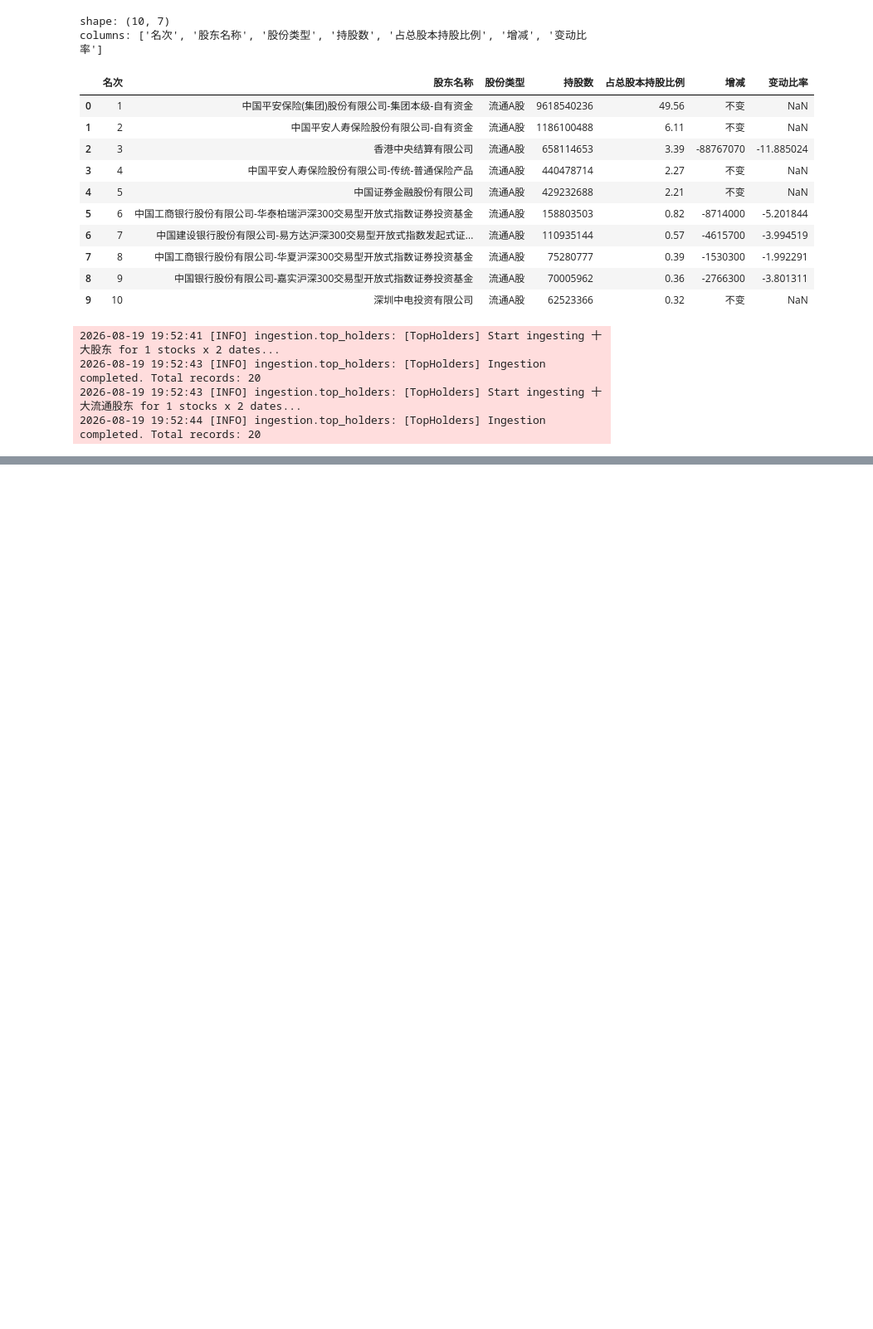
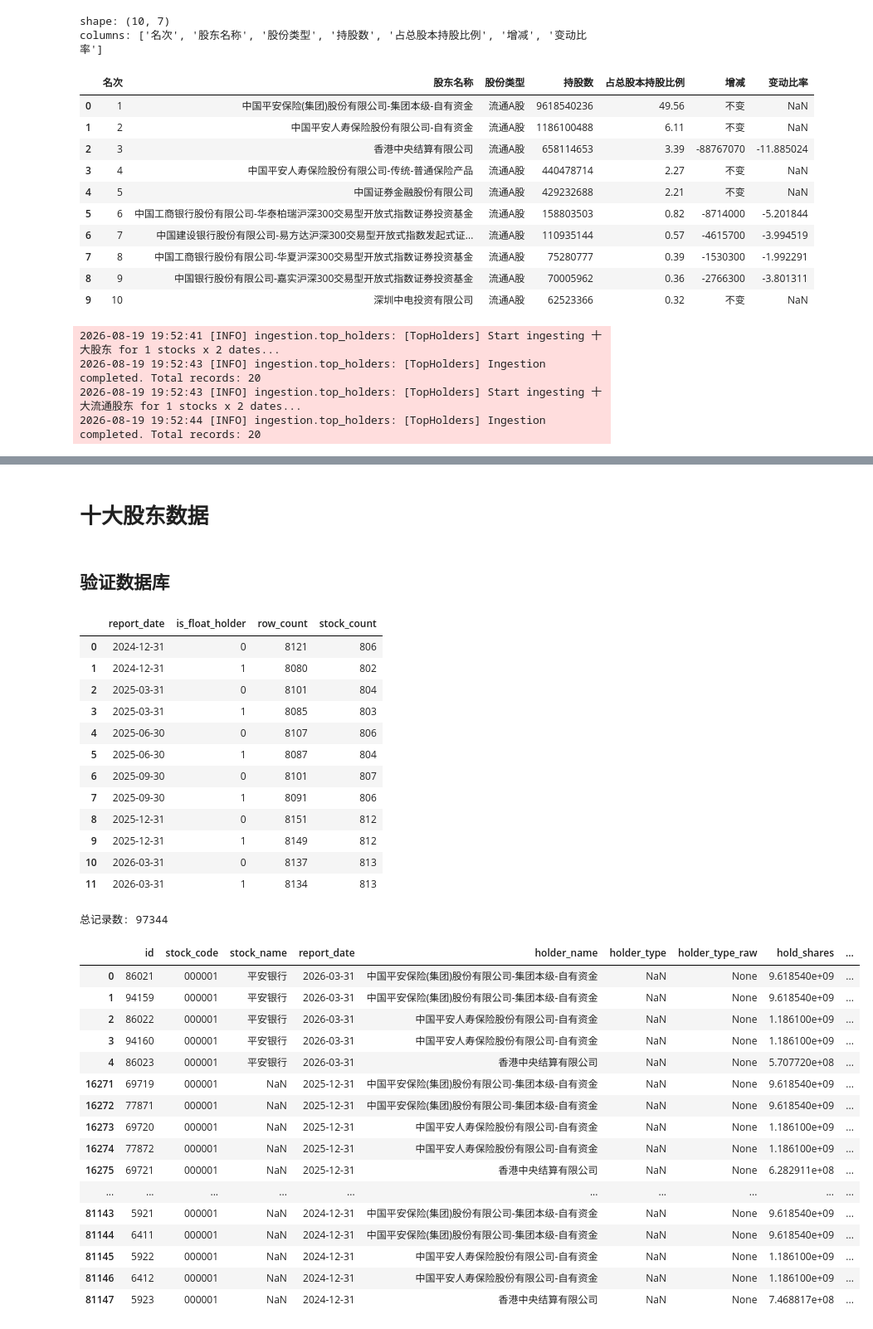
Before and after one commit to tcfh2016/institutional-holding-tracker, a Jupyter notebook: funcs-check.ipynb, the cells around one changed output, grey strips where cells are left out. Shown at 83% size. Saved outputs shown, nothing was run; the diff lists cells and outputs as text; code cells hidden in the pictures; blank space fills up the shorter version.

```diff
--- a/funcs-check.ipynb
+++ b/funcs-check.ipynb
@@ -315,0 +328,68 @@ display(top_holders_50)
+# %% [markdown]
+# 十大股东数据
+# %% [markdown]
+## 验证数据库
+# %%
+# 查看十大股东数据是否已写入数据库
+summary = pd.read_sql_query(
+    """
+    SELECT report_date, is_float_holder, COUNT(*) AS row_count,
+           COUNT(DISTINCT stock_code) AS stock_count
+    FROM top_holders
+    GROUP BY report_date, is_float_holder
+    ORDER BY report_date, is_float_holder
+    """,
+    connection,
+)
+
+display(summary)
+
+print("总记录数:", pd.read_sql_query("SELECT COUNT(*) AS count FROM top_holders", connection).iloc[0, 0])
+
+latest_records = pd.read_sql_query(
+    """
+    SELECT *
+    FROM top_holders
+    ORDER BY report_date DESC, stock_code, rank
+    """,
+    connection,
+)
+
+display(
+    latest_records.groupby("report_date", group_keys=False)
+    .head(5)
+)
+
+#display(pd.read_sql_query("SELECT * FROM top_holders LIMIT 5", connection))
+# %% [output]
+|  | report_date | is_float_holder | row_count | stock_count |
+| 0 | 2024-12-31 | 0 | 8121 | 806 |
+| 1 | 2024-12-31 | 1 | 8080 | 802 |
+| 2 | 2025-03-31 | 0 | 8101 | 804 |
+| 3 | 2025-03-31 | 1 | 8085 | 803 |
+| 4 | 2025-06-30 | 0 | 8107 | 806 |
+| 5 | 2025-06-30 | 1 | 8087 | 804 |
+| 6 | 2025-09-30 | 0 | 8101 | 807 |
+| 7 | 2025-09-30 | 1 | 8091 | 806 |
+| 8 | 2025-12-31 | 0 | 8151 | 812 |
+| 9 | 2025-12-31 | 1 | 8149 | 812 |
+| 10 | 2026-03-31 | 0 | 8137 | 813 |
+| 11 | 2026-03-31 | 1 | 8134 | 813 |
+总记录数: 97344
+|  | id | stock_code | stock_name | report_date | holder_name | holder_type | holder_type_raw | hold_shares | ... |
+| 0 | 86021 | 000001 | 平安银行 | 2026-03-31 | 中国平安保险(集团)股份有限公司-集团本级-自有资金 | NaN | None | 9.618540e+09 | ... |
+| 1 | 94159 | 000001 | 平安银行 | 2026-03-31 | 中国平安保险(集团)股份有限公司-集团本级-自有资金 | NaN | None | 9.618540e+09 | ... |
+| 2 | 86022 | 000001 | 平安银行 | 2026-03-31 | 中国平安人寿保险股份有限公司-自有资金 | NaN | None | 1.186100e+09 | ... |
+| 3 | 94160 | 000001 | 平安银行 | 2026-03-31 | 中国平安人寿保险股份有限公司-自有资金 | NaN | None | 1.186100e+09 | ... |
+| 4 | 86023 | 000001 | 平安银行 | 2026-03-31 | 香港中央结算有限公司 | NaN | None | 5.707720e+08 | ... |
+| 16271 | 69719 | 000001 | NaN | 2025-12-31 | 中国平安保险(集团)股份有限公司-集团本级-自有资金 | NaN | None | 9.618540e+09 | ... |
+| 16272 | 77871 | 000001 | NaN | 2025-12-31 | 中国平安保险(集团)股份有限公司-集团本级-自有资金 | NaN | None | 9.618540e+09 | ... |
+| 16273 | 69720 | 000001 | NaN | 2025-12-31 | 中国平安人寿保险股份有限公司-自有资金 | NaN | None | 1.186100e+09 | ... |
+| 16274 | 77872 | 000001 | NaN | 2025-12-31 | 中国平安人寿保险股份有限公司-自有资金 | NaN | None | 1.186100e+09 | ... |
+| 16275 | 69721 | 000001 | NaN | 2025-12-31 | 香港中央结算有限公司 | NaN | None | 6.282911e+08 | ... |
+| ... | ... | ... | ... | ... | ... | ... | ... | ... | ... |
+| 81143 | 5921 | 000001 | NaN | 2024-12-31 | 中国平安保险(集团)股份有限公司-集团本级-自有资金 | NaN | None | 9.618540e+09 | ... |
+| 81144 | 6411 | 000001 | NaN | 2024-12-31 | 中国平安保险(集团)股份有限公司-集团本级-自有资金 | NaN | None | 9.618540e+09 | ... |
+| 81145 | 5922 | 000001 | NaN | 2024-12-31 | 中国平安人寿保险股份有限公司-自有资金 | NaN | None | 1.186100e+09 | ... |
+| 81146 | 6412 | 000001 | NaN | 2024-12-31 | 中国平安人寿保险股份有限公司-自有资金 | NaN | None | 1.186100e+09 | ... |
+| 81147 | 5923 | 000001 | NaN | 2024-12-31 | 香港中央结算有限公司 | NaN | None | 7.468817e+08 | ... |
```
Also changed, not shown: parts of 9 cells of this notebook, 6 other files.
